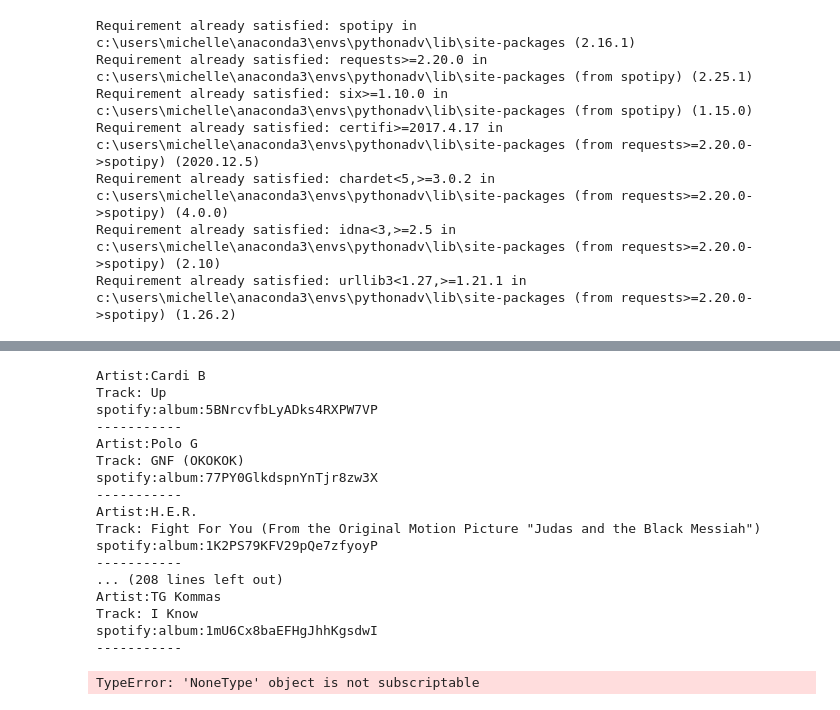
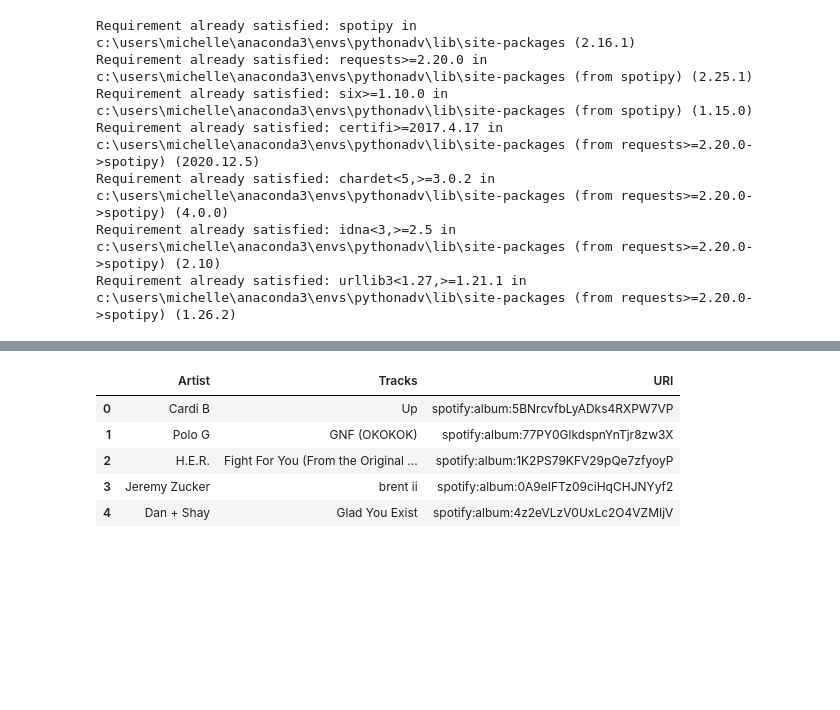
Before and after one commit to msullivan987/Spotify-hits-or-flops, a Jupyter notebook: notebooks/Spotipy_API_calls.ipynb, the cells around one changed output, grey strips where cells are left out. Saved outputs shown, nothing was run; the diff lists cells and outputs as text; code cells hidden in the pictures; blank space fills up the shorter version.

```diff
--- a/notebooks/Spotipy_API_calls.ipynb
+++ b/notebooks/Spotipy_API_calls.ipynb
@@ -50,26 +50,42 @@ print(json.dumps(results, indent=4, sort_keys=True))
 tracks = results["tracks"]["items"]
 
 for song in tracks:
-    print(f"Artist:" + song["track"]["album"]["artists"][0]["name"])
-    print(f"Track: " + song["track"]["album"]["name"])
-    print(song["track"]["album"]["uri"])
-    print("-----------")
+    try:
+        print(f"Artist:" + song["track"]["album"]["artists"][0]["name"])
+        print(f"Track: " + song["track"]["album"]["name"])
+        print(song["track"]["album"]["uri"])
+        print("-----------")
+    except TypeError:
+        pass
-# %% [output]
-Artist:Cardi B
-Track: Up
-spotify:album:5BNrcvfbLyADks4RXPW7VP
------------
-Artist:Polo G
-Track: GNF (OKOKOK)
-spotify:album:77PY0GlkdspnYnTjr8zw3X
------------
-Artist:H.E.R.
-Track: Fight For You (From the Original Motion Picture "Judas and the Black Messiah")
-spotify:album:1K2PS79KFV29pQe7zfyoyP
------------
-... (208 lines left out)
-Artist:TG Kommas
-Track: I Know
-spotify:album:1mU6Cx8baEFHgJhhKgsdwI
------------
-TypeError: 'NoneType' object is not subscriptable
+# %%
+tracks = results["tracks"]["items"]
+
+all_new_tracks = []
+all_new_artists = []
+all_new_uris = []
+
+for song in tracks:
+    try:
+        all_new_tracks.append(song["track"]["album"]["name"])
+        all_new_artists.append(song["track"]["album"]["artists"][0]["name"])
+        all_new_uris.append(song["track"]["album"]["uri"])
+    except TypeError:
+        pass
+# %%
+new_songs_dict = {
+    "Artist":all_new_artists,
+    "Tracks":all_new_tracks,
+    "URI":all_new_uris
+}
+# %%
+import pandas as pd
+
+new_songs_df = pd.DataFrame(new_songs_dict)
+new_songs_df.head()
+# %% [output]
+|  | Artist | Tracks | URI |
+| 0 | Cardi B | Up | spotify:album:5BNrcvfbLyADks4RXPW7VP |
+| 1 | Polo G | GNF (OKOKOK) | spotify:album:77PY0GlkdspnYnTjr8zw3X |
+| 2 | H.E.R. | Fight For You (From the Original ... | spotify:album:1K2PS79KFV29pQe7zfyoyP |
+| 3 | Jeremy Zucker | brent ii | spotify:album:0A9eIFTz09ciHqCHJNYyf2 |
+| 4 | Dan + Shay | Glad You Exist | spotify:album:4z2eVLzV0UxLc2O4VZMIjV |
```
Also changed, not shown: parts of 1 cell of this notebook, 2 other files.
